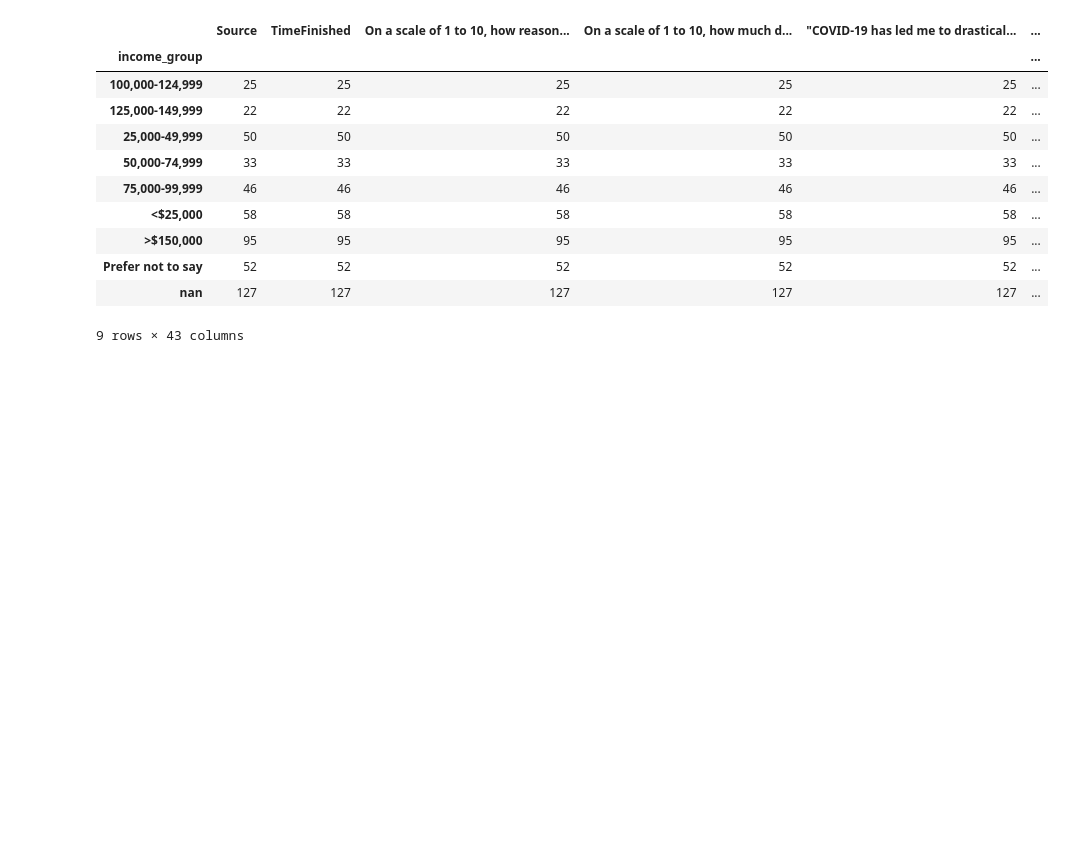
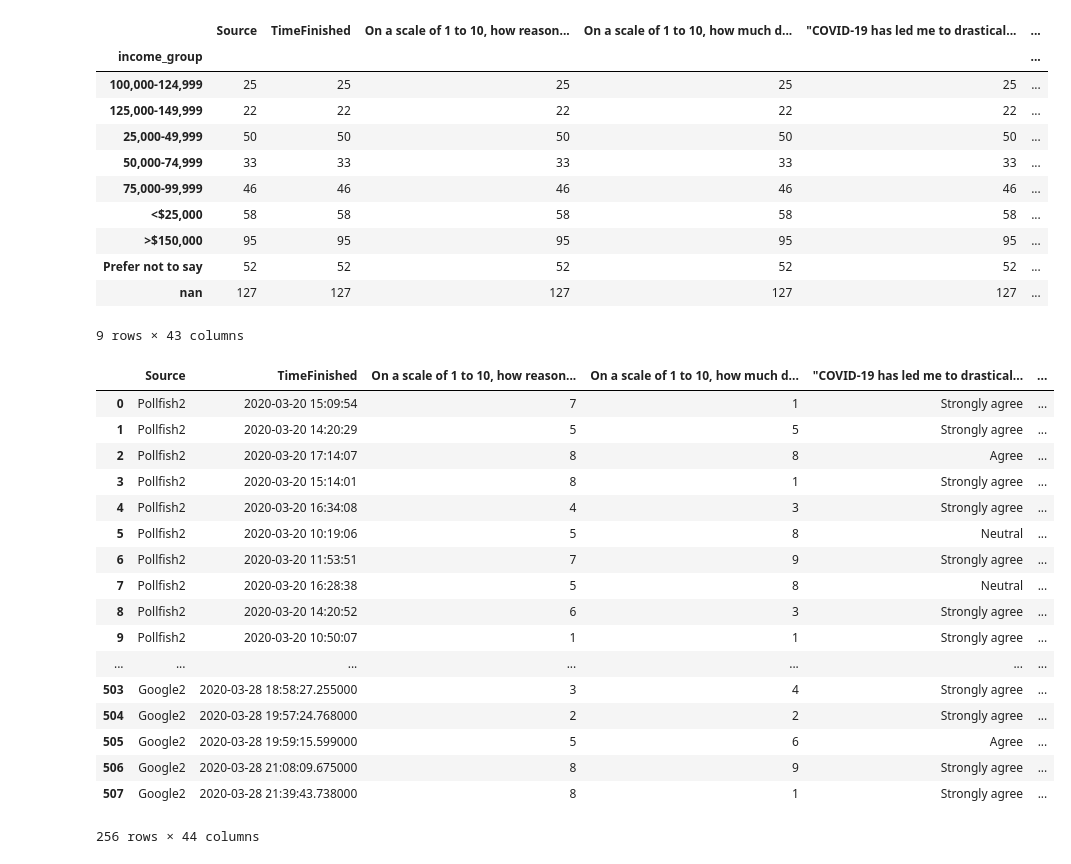
Before and after one commit to kunalgorithm/surveycovid19, a Jupyter notebook: src/Coronavirus Survey.ipynb, the cells around one changed output. Cells and saved outputs as stored; diff of their text form; code cells hidden in the pictures; blank space fills up the shorter version.

```diff
--- a/src/Coronavirus Survey.ipynb
+++ b/src/Coronavirus Survey.ipynb
@@ -127,13 +127,13 @@ def piechart2(data,col,income=None,age=None):
         labels = df.index
 
 
-    fig = go.Figure(data=[go.Pie(labels=labels, values=df,)])
+    fig = go.Figure(data=[go.Pie(labels=labels, values=df)])
 
 
     fig.update_traces(hoverinfo='label+value', textinfo='percent',textfont_color='black', textfont_size=20,marker=dict(line=dict(color='#000000', width=1.5)))
     title1 = age
     fig.update_layout(title=title,font=dict(family="Calibri",size=15))
-    fig.write_image("images/"+title+".png")
+    #fig.write_image("images/"+title+".png")
     fig.show()
 # %%
 #data.Day.value_counts()
@@ -182,9 +182,10 @@ data['What is your ethnicity?'] = data['What is your ethnicity?'].str.replace('A
 data['What is your ethnicity?'] = data['What is your ethnicity?'].str.replace('Asian, pacific islander','Asian')
 data['What is your ethnicity?'] = data['What is your ethnicity?'].str.replace('Prefer_not_to_say','Prefer not to say')
 # %%
-
-#for x in col_list:
-#    col = data.columns[x]
+col_list=[8]
+for x in col_list:
+    col = data.columns[x]
+    piechart2(data,col)
 #    for x in data.groupby('income_group').count().index:
 #        piechart2(data,col,income=x)
 #    for y in data.groupby('Age Groups').count().index:
@@ -228,8 +227,9 @@ def stackedbarchart(data,col1):
 
     data1 = data[data.Day.isin(data.Day.value_counts().index[data.Day.value_counts().gt(10)])]
     abc = data1.groupby('Day')['Source'].count()
-    bcd = data1.groupby('Day')[col1].count()
+    bcd = data1[data1[col1]=='Yes'].groupby('Day')[col1].count()
     cde = bcd / abc *100
+    print (abc,bcd)
 
     labels = abc.index
     yes = cde
@@ -321,0 +386,23 @@ data.groupby('income_group').count()
+# %%
+gg = data.groupby('Day')[ds].count()
+gg2 = list(gg[data.groupby('Day')[ds].count()>10].index)
+data[data['Day'].isin(gg2)]
+# %% [output]
+|  | Source | TimeFinished | On a scale of 1 to 10, how reason... | On a scale of 1 to 10, how much d... | "COVID-19 has led me to drastical... | ... |
+| 0 | Pollfish2 | 2020-03-20 15:09:54 | 7 | 1 | Strongly agree | ... |
+| 1 | Pollfish2 | 2020-03-20 14:20:29 | 5 | 5 | Strongly agree | ... |
+| 2 | Pollfish2 | 2020-03-20 17:14:07 | 8 | 8 | Agree | ... |
+| 3 | Pollfish2 | 2020-03-20 15:14:01 | 8 | 1 | Strongly agree | ... |
+| 4 | Pollfish2 | 2020-03-20 16:34:08 | 4 | 3 | Strongly agree | ... |
+| 5 | Pollfish2 | 2020-03-20 10:19:06 | 5 | 8 | Neutral | ... |
+| 6 | Pollfish2 | 2020-03-20 11:53:51 | 7 | 9 | Strongly agree | ... |
+| 7 | Pollfish2 | 2020-03-20 16:28:38 | 5 | 8 | Neutral | ... |
+| 8 | Pollfish2 | 2020-03-20 14:20:52 | 6 | 3 | Strongly agree | ... |
+| 9 | Pollfish2 | 2020-03-20 10:50:07 | 1 | 1 | Strongly agree | ... |
+| ... | ... | ... | ... | ... | ... | ... |
+| 503 | Google2 | 2020-03-28 18:58:27.255000 | 3 | 4 | Strongly agree | ... |
+| 504 | Google2 | 2020-03-28 19:57:24.768000 | 2 | 2 | Strongly agree | ... |
+| 505 | Google2 | 2020-03-28 19:59:15.599000 | 5 | 6 | Agree | ... |
+| 506 | Google2 | 2020-03-28 21:08:09.675000 | 8 | 9 | Strongly agree | ... |
+| 507 | Google2 | 2020-03-28 21:39:43.738000 | 8 | 1 | Strongly agree | ... |
+256 rows × 44 columns
```
Also changed, not shown: parts of 4 cells of this notebook, 9 other files.
